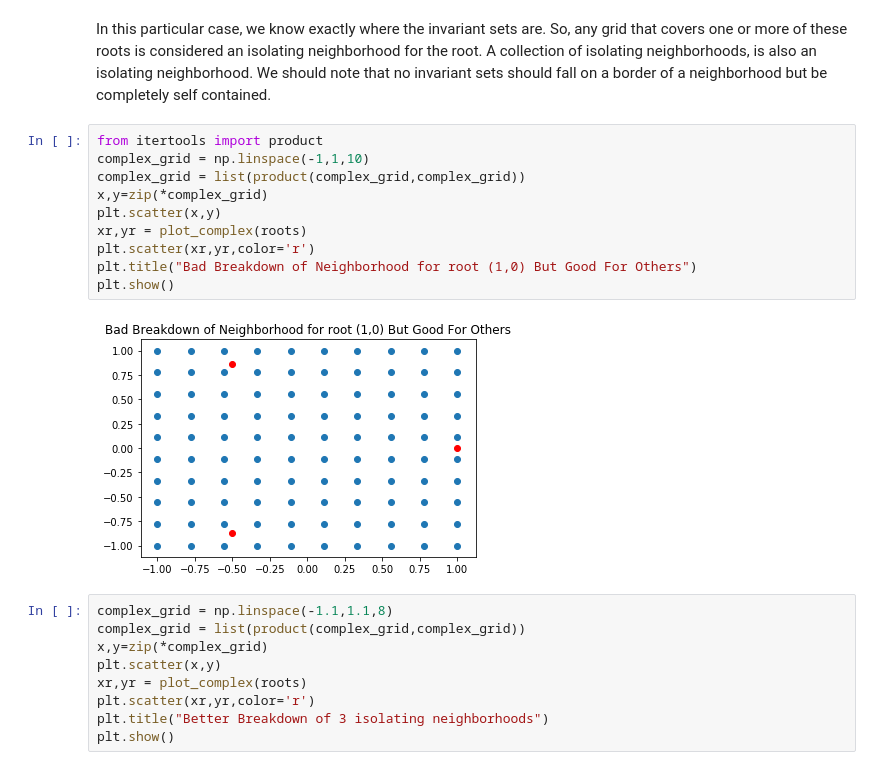
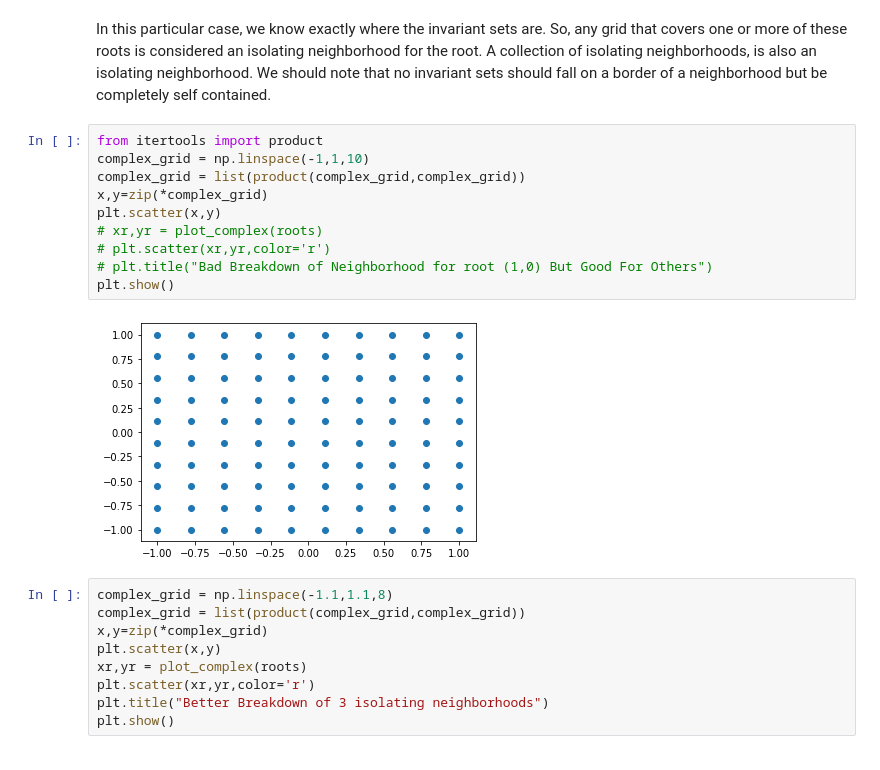
Before and after one commit to netrias/DOODL3, a Jupyter notebook: Newton's Method Example.ipynb, the cells around one changed output. Drawn from its saved outputs; the diff is of its cells as text.

```diff
--- a/Newton's Method Example.ipynb
+++ b/Newton's Method Example.ipynb
@@ -137,15 +137,15 @@ In this particular case, we know exactly where the invariant sets are. So, any g
 # %%
 from itertools import product
 complex_grid = np.linspace(-1,1,10)
 complex_grid = list(product(complex_grid,complex_grid))
 x,y=zip(*complex_grid)
 plt.scatter(x,y)
-xr,yr = plot_complex(roots)
-plt.scatter(xr,yr,color='r')
-plt.title("Bad Breakdown of Neighborhood for root (1,0) But Good For Others")
+# xr,yr = plot_complex(roots)
+# plt.scatter(xr,yr,color='r')
+# plt.title("Bad Breakdown of Neighborhood for root (1,0) But Good For Others")
 plt.show()
 # %% [output]
-[figure, old version]
+[figure, new version]
 # %%
 complex_grid = np.linspace(-1.1,1.1,8)
 complex_grid = list(product(complex_grid,complex_grid))
```
Also changed, not shown: 6 other files.
